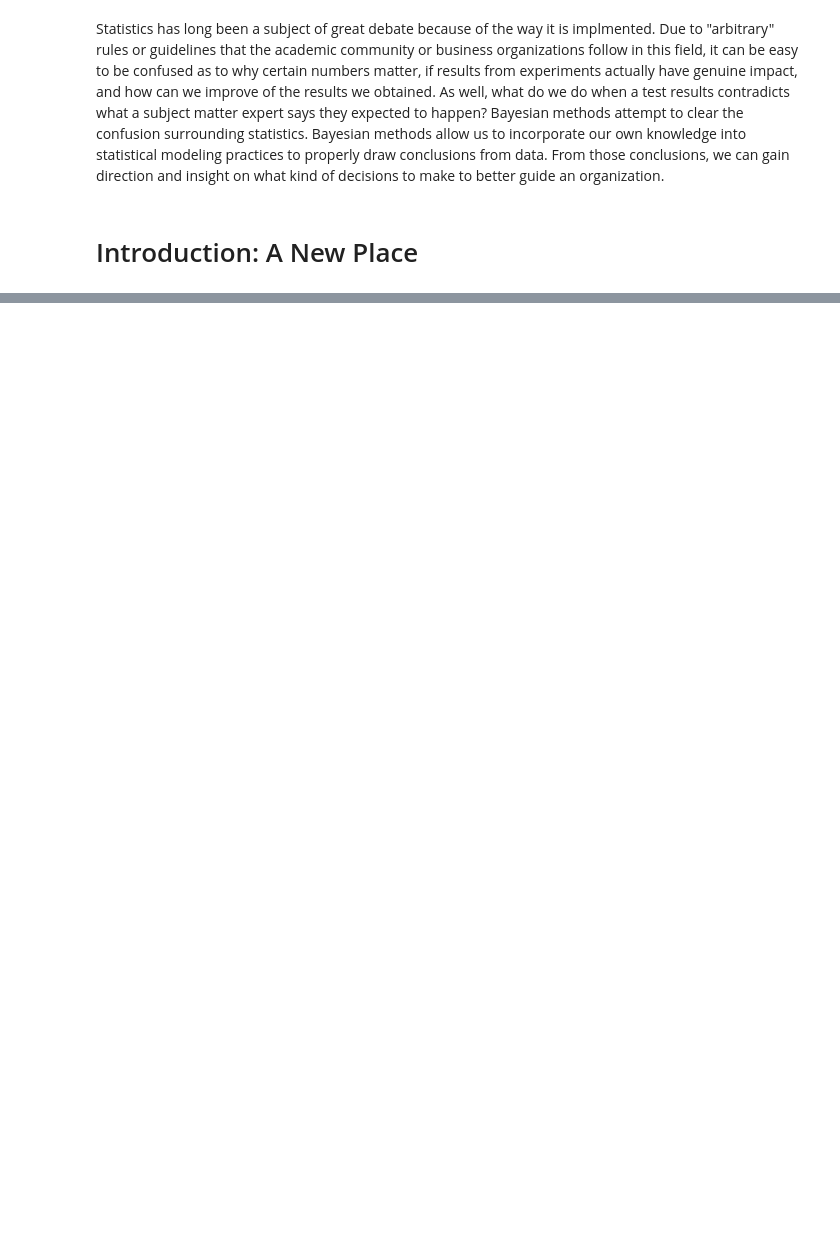
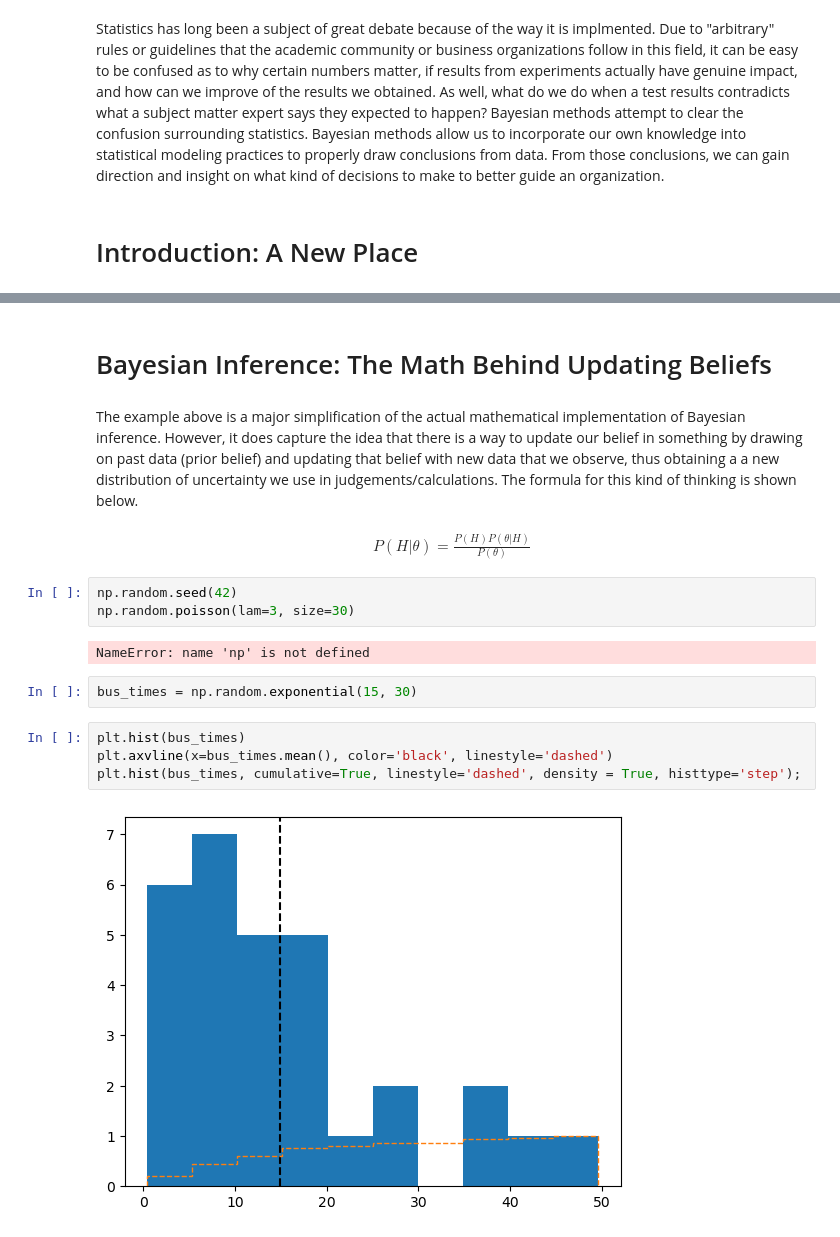
Before and after one commit to thebayesianbandit/thebayesianbandit.github.io, a Jupyter notebook: posts/intro-to-bayes/intro_to_bayes.ipynb, the cells around one changed output, grey strips where cells are left out. Drawn from its saved outputs; the diff is of its cells as text; blank space fills up the shorter version.

```diff
--- a/posts/intro-to-bayes/intro_to_bayes.ipynb
+++ b/posts/intro-to-bayes/intro_to_bayes.ipynb
@@ -23,0 +38,19 @@ Suppose you just moved to a new town. In this town, you would like to take advan
+# %% [markdown]
+# Bayesian Inference: The Math Behind Updating Beliefs
+# %% [markdown]
+The example above is a major simplification of the actual mathematical implementation of Bayesian inference. However, it does capture the idea that there is a way to update our belief in something by drawing on past data (prior belief) and updating that belief with new data that we observe, thus obtaining a a new distribution of uncertainty we use in judgements/calculations. The formula for this kind of thinking is shown below.
+# %% [markdown]
+<center>$P(H|\theta) = \frac{P(H) P(\theta|H)} {P(\theta)}$</center>
+# %%
+np.random.seed(42)
+np.random.poisson(lam=3, size=30)
+# %% [output]
+NameError: name 'np' is not defined
+# %%
+bus_times = np.random.exponential(15, 30)
+# %%
+plt.hist(bus_times)
+plt.axvline(x=bus_times.mean(), color='black', linestyle='dashed')
+plt.hist(bus_times, cumulative=True, linestyle='dashed', density = True, histtype='step');
+# %% [output]
+[figure, added]
```
Also changed, not shown: parts of 11 cells of this notebook.
